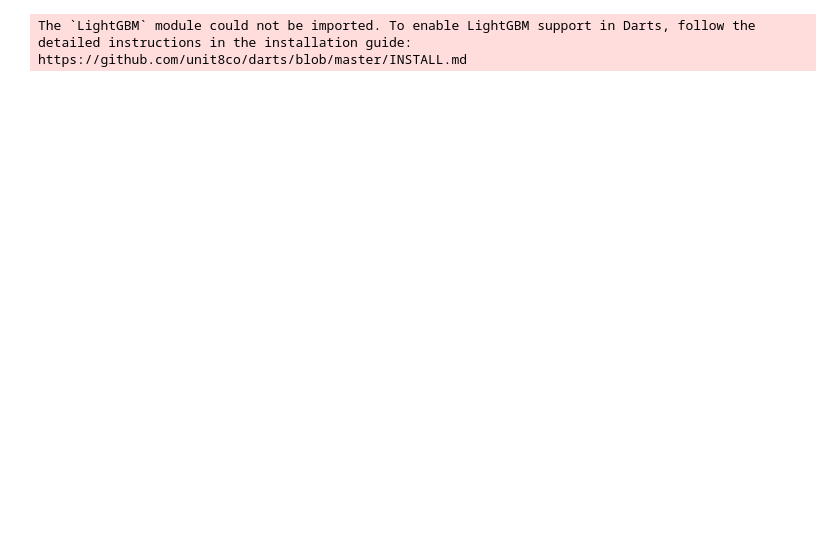
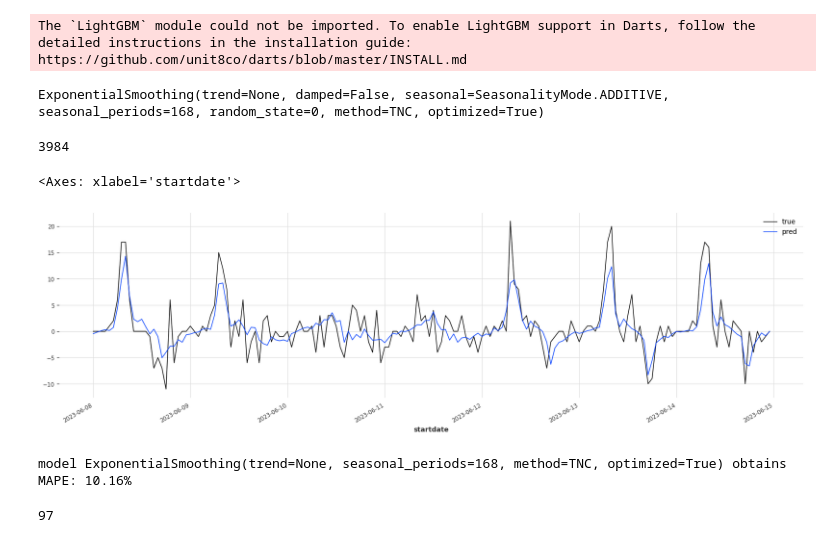
Before and after one commit to elsebasmar/london-bss, a Jupyter notebook: londonbss/notebooks/timeseries/Final_model.ipynb, the cells around one changed output. Cells and saved outputs as stored; diff of their text form; code cells hidden in the pictures; blank space fills up the shorter version.

```diff
--- a/londonbss/notebooks/timeseries/Final_model.ipynb
+++ b/londonbss/notebooks/timeseries/Final_model.ipynb
@@ -81,6 +111,6 @@ seasonal_model = NaiveSeasonal(K=24)
 seasonal_model.fit(train)
 seasonal_forecast = seasonal_model.predict(len(val))
 # %%
-traintest = train.append(val)
+trainval = train.append(val)
 # %%
 plt.figure(figsize=(20, 5))
@@ -107,0 +147,23 @@ The `LightGBM` module could not be imported. To enable LightGBM support in Darts
+# %%
+model_es = ExponentialSmoothing(trend=None, seasonal_periods=24*7, method='TNC', optimized=True)
+# %%
+model_es.fit(train)
+# %% [output]
+ExponentialSmoothing(trend=None, damped=False, seasonal=SeasonalityMode.ADDITIVE, seasonal_periods=168, random_state=0, method=TNC, optimized=True)
+# %%
+pred_es = model_es.predict(n=len(val))
+# %%
+len(val)
+# %% [output]
+3984
+# %%
+plt.figure(figsize=(20, 5))
+trainval[-168:].plot(linewidth=1, label="true")
+pred_es[-168:].plot(linewidth=1, label="pred")
+# %% [output]
+<Axes: xlabel='startdate'>
+[figure, added]
+# %%
+print("model {} obtains MAPE: {:.2f}%".format(model_es, mse(val, pred_es)))
+# %% [output]
+model ExponentialSmoothing(trend=None, seasonal_periods=168, method=TNC, optimized=True) obtains MAPE: 10.16%
@@ -107,0 +172,4 @@ The `LightGBM` module could not be imported. To enable LightGBM support in Darts
+# %%
+len(test)
+# %% [output]
+97
```
Also changed, not shown: parts of 46 cells of this notebook, 54 other files.
